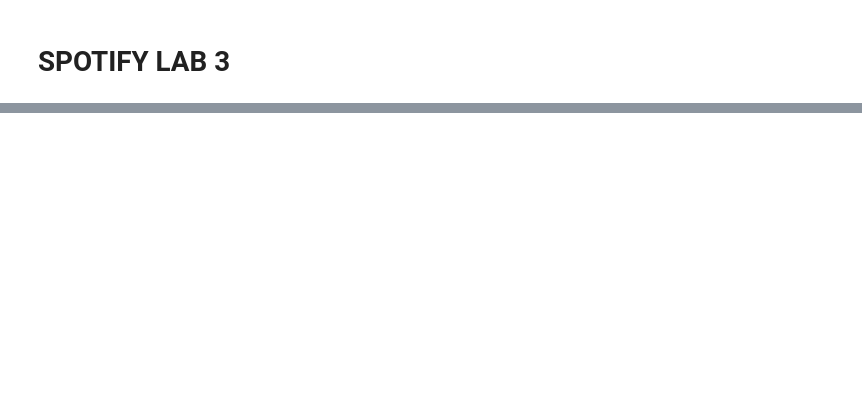
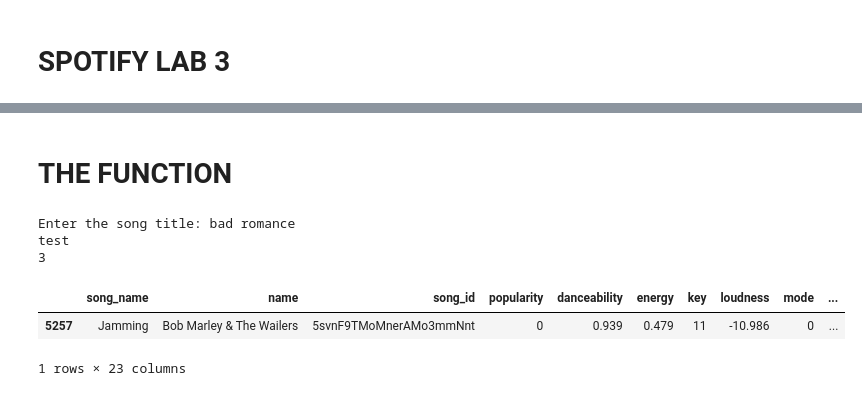
Before and after one commit to Draian123/lab-web-scraping-single-page, a Jupyter notebook: lab.ipynb, the cells around one changed output, grey strips where cells are left out. Cells and saved outputs as stored; diff of their text form; code cells hidden in the pictures; blank space fills up the shorter version.

```diff
--- a/lab.ipynb
+++ b/lab.ipynb
@@ -449,0 +483,27 @@ df_w_audio_ft.to_csv('df_w_audio_ft.csv', index=False)
+# %% [markdown]
+# THE FUNCTION
+# %%
+# Assuming your dataframe is named df
+def recommend_song(df):
+    title_input = input("Enter the song title: ").lower()
+    if title_input in df['Title'].str.lower().values:
+        # Filter dataframe to exclude songs with the input title
+        filtered_df = df[df['Title'].str.lower() != title_input]
+        # If there are still songs after filtering
+        if len(filtered_df) > 0:
+            # Select a random song from the filtered dataframe
+            random_song = filtered_df.sample()
+            recommended_song = random_song.iloc[0]['Title']
+            print(f"Recommendation: {recommended_song}")
+    else:
+        print("test")
+        songRecommendFromBigList(title_input)
+
+recommend_song(combined_df)
+# %% [output]
+Enter the song title: bad romance
+test
+3
+|  | song_name | name | song_id | popularity | danceability | energy | key | loudness | mode | ... |
+| 5257 | Jamming | Bob Marley & The Wailers | 5svnF9TMoMnerAMo3mmNnt | 0 | 0.939 | 0.479 | 11 | -10.986 | 0 | ... |
+1 rows × 23 columns
```
Also changed, not shown: parts of 26 cells of this notebook, 1 other file.
